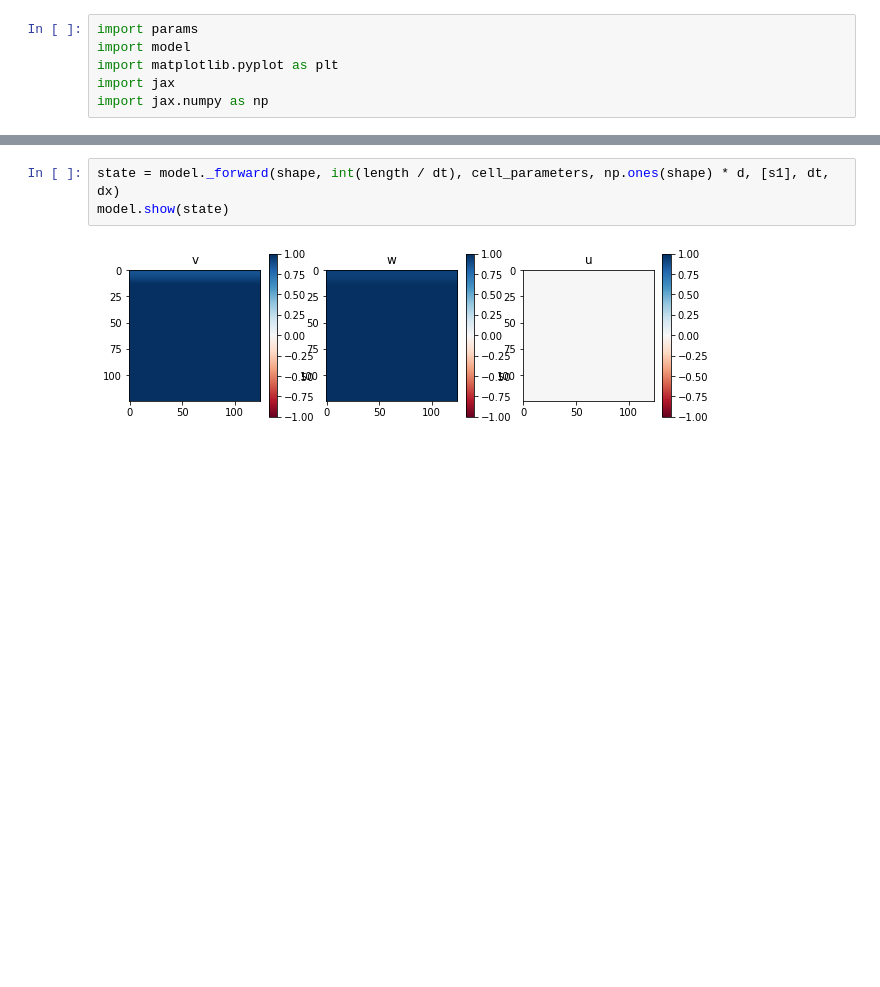
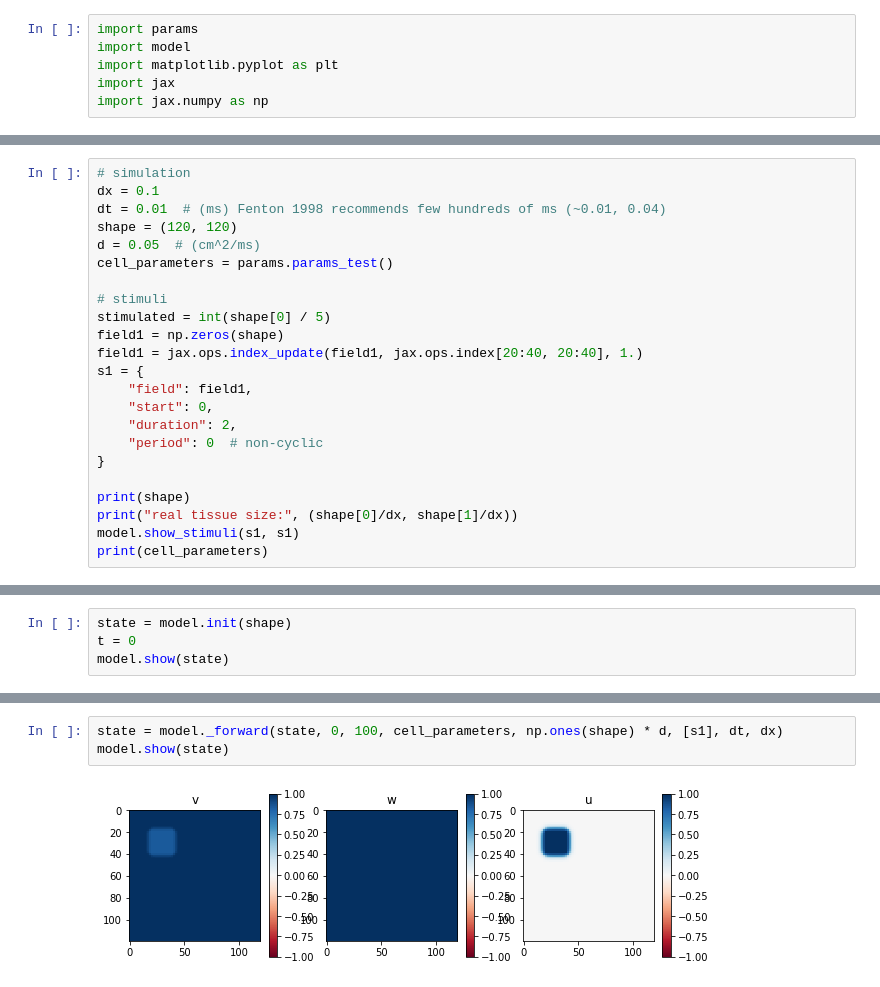
Before and after one commit to epignatelli/cardiax, a Jupyter notebook: dof_convergence_test.ipynb, the cells around one changed output, grey strips where cells are left out. Cells and saved outputs as stored; diff of their text form; blank space fills up the shorter version.

```diff
--- a/dof_convergence_test.ipynb
+++ b/dof_convergence_test.ipynb
@@ -50,0 +34,23 @@ n_iter 3000
+# %%
+# simulation
+dx = 0.1
+dt = 0.01  # (ms) Fenton 1998 recommends few hundreds of ms (~0.01, 0.04)
+shape = (120, 120)
+d = 0.05  # (cm^2/ms)
+cell_parameters = params.params_test()
+
+# stimuli
+stimulated = int(shape[0] / 5)
+field1 = np.zeros(shape)
+field1 = jax.ops.index_update(field1, jax.ops.index[20:40, 20:40], 1.)
+s1 = {
+    "field": field1,
+    "start": 0,
+    "duration": 2,
+    "period": 0  # non-cyclic
+}
+
+print(shape)
+print("real tissue size:", (shape[0]/dx, shape[1]/dx))
+model.show_stimuli(s1, s1)
+print(cell_parameters)
@@ -50,0 +62,4 @@ n_iter 3000
+# %%
+state = model.init(shape)
+t = 0
+model.show(state)
@@ -51,5 +68,5 @@ n_iter 3000
 # %%
-state = model._forward(shape, int(length / dt), cell_parameters, np.ones(shape) * d, [s1], dt, dx)
+state = model._forward(state, 0, 100, cell_parameters, np.ones(shape) * d, [s1], dt, dx)
 model.show(state)
 # %% [output]
-[figure, old version]
+[figure, new version]
```
Also changed, not shown: parts of 16 cells of this notebook, 2 other files.
